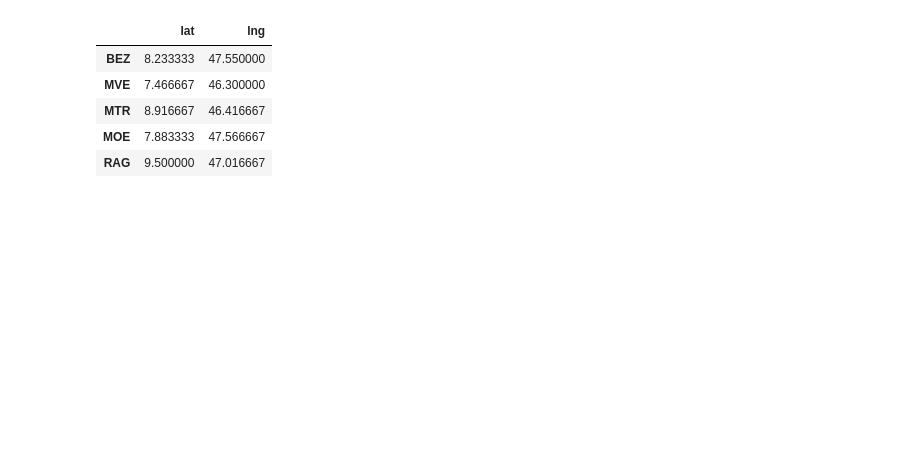
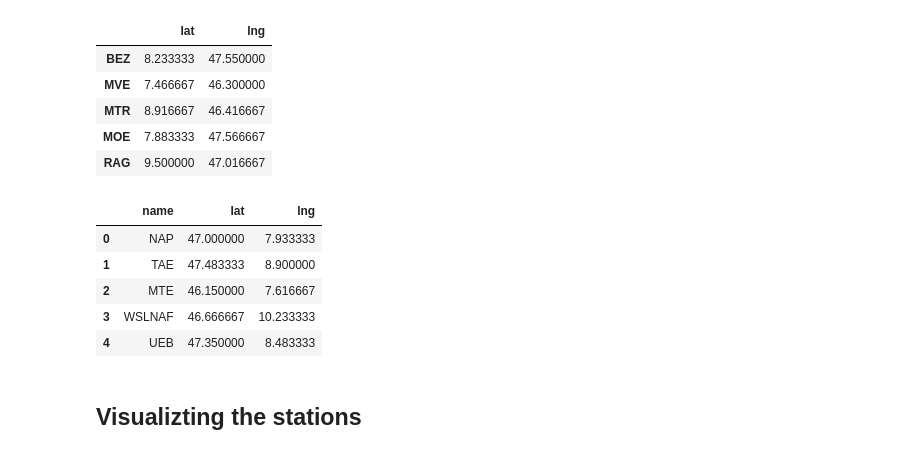
Before and after one commit to e-bug/solarity, a Jupyter notebook: geocoding/parse_stations.ipynb, the cells around one changed output. Cells and saved outputs as stored; diff of their text form; code cells hidden in the pictures; blank space fills up the shorter version.

```diff
--- a/geocoding/parse_stations.ipynb
+++ b/geocoding/parse_stations.ipynb
@@ -43,3 +42,14 @@ station_df.head()
 | RAG | 9.500000 | 47.016667 |
 # %%
 pickle.dump(station_df, open("station_df.p", "wb"))
+# %%
+stations_df = pd.read_pickle("station_df.p")
+# %%
+stations_df.head()
+# %% [output]
+|  | name | lat | lng |
+| 0 | NAP | 47.000000 | 7.933333 |
+| 1 | TAE | 47.483333 | 8.900000 |
+| 2 | MTE | 46.150000 | 7.616667 |
+| 3 | WSLNAF | 46.666667 | 10.233333 |
+| 4 | UEB | 47.350000 | 8.483333 |
@@ -45,0 +62,2 @@ pickle.dump(station_df, open("station_df.p", "wb"))
+# %% [markdown]
+## Visualizting the stations
```
Also changed, not shown: parts of 9 cells of this notebook, 3 other files.
